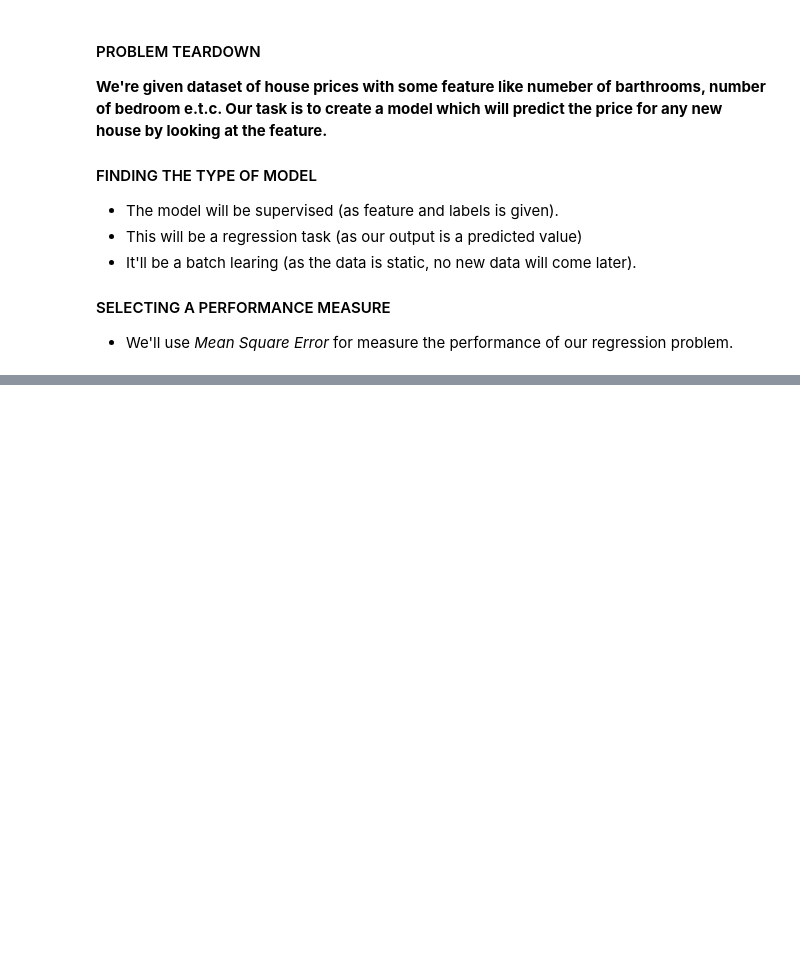
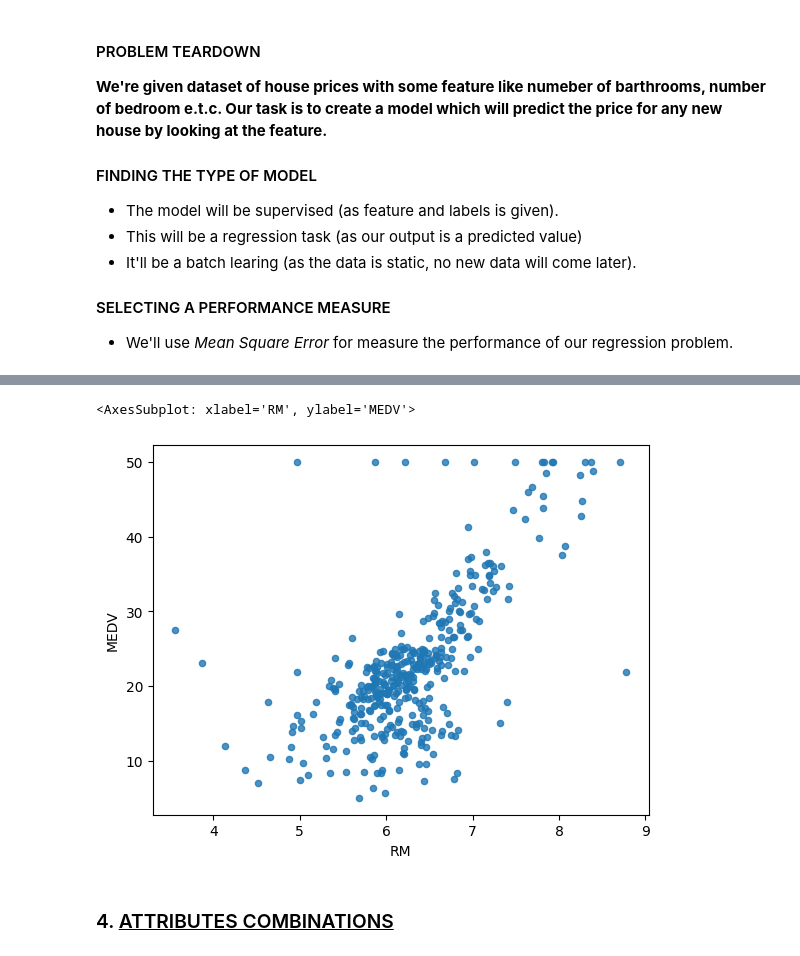
Before and after one commit to rakibhasan1030-machine-learning/Machine-Learning, a Jupyter notebook: Project/Housing Price Prediction/Housing Price Prediction.ipynb, the cells around one changed output, grey strips where cells are left out. Drawn from its saved outputs; the diff is of its cells as text; code cells hidden in the pictures; blank space fills up the shorter version.

Commit message:
"Project/Housing Price Prediction/Housing Price Prediction.ipynb": Project done!

```diff
--- a/Project/Housing Price Prediction/Housing Price Prediction.ipynb
+++ b/Project/Housing Price Prediction/Housing Price Prediction.ipynb
@@ -20,5 +24,6 @@
 # importing library
 import pandas as pd
 # %%
-data = pd.read_csv("data.csv")
-# print(data)
+housing_data = pd.read_csv("data.csv")
+# print all data
+print(housing_data.head())
@@ -24,0 +161,26 @@ data = pd.read_csv("data.csv")
+# %%
+# why StratifiedShuffleSplit is importent?
+# After splitting data, the ratio will be train = 404 and test = 102
+# If we've a important column like 'CHAS' (in housing database), 'CHAS' have two type of value 0 and 1
+#  In 'CHAS' count of 0 is 441 and 1 is 35
+# Now, if we split in general way and if the 'CHAS's all 0 value (which occur 471 time), go to in the train set (which size is 404),
+# then the model will train only for 'CHAS' 0 value, it'll not recognize when we'll test the model with 'CHAS' data as 1
+# Because, all 'CHAS' 1's data (which occur 35 time) is only in the test set and the model will give worng output
+
+# Now, if we use StratifiedShuffleSplit, then the StratifiedShuffleSplit will make sure that,
+# the important colum's (like 'CHAS' in housing data) all diffrent value will appear in test set as well as train set also
+# And then, if we test the model with 'CHAS' 0 or 1 data, it'll recognize the value and give us some accurate output
+
+from sklearn.model_selection import StratifiedShuffleSplit
+split = StratifiedShuffleSplit(n_splits=1, test_size=0.2, random_state=42)
+for train_index, test_index in split.split(housing_data, housing_data['CHAS']):
+    start_train_set = housing_data.loc[train_index]
+    start_test_set = housing_data.loc[test_index]
+
+# Now,if we print test and train data's 'CHAS' value_counts()
+# then we'll see, test data and and train data conrain both 0 and 1 value with same ratio
+print(f"TRAIN 'CHAS' value :\n{start_train_set['CHAS'].value_counts()} \nTRAIN 'CHAS' ratio (376/28) : {376/28}\n")
+print(f"TEST 'CHAS' value :\n{start_train_set['CHAS'].value_counts()} \nTEST 'CHAS' ratio (95/7) : {95/7}")
+
+
+housing_data = start_train_set.copy()
@@ -24,0 +233,5 @@ data = pd.read_csv("data.csv")
+# %%
+housing_data.plot(kind='scatter', x='RM', y='MEDV', alpha=0.8)
+# %% [output]
+<AxesSubplot: xlabel='RM', ylabel='MEDV'>
+[figure, added]
@@ -24,0 +241,2 @@ data = pd.read_csv("data.csv")
+# %% [markdown]
+### 4. <u>ATTRIBUTES COMBINATIONS</u>
```
Also changed, not shown: parts of 42 cells of this notebook.
